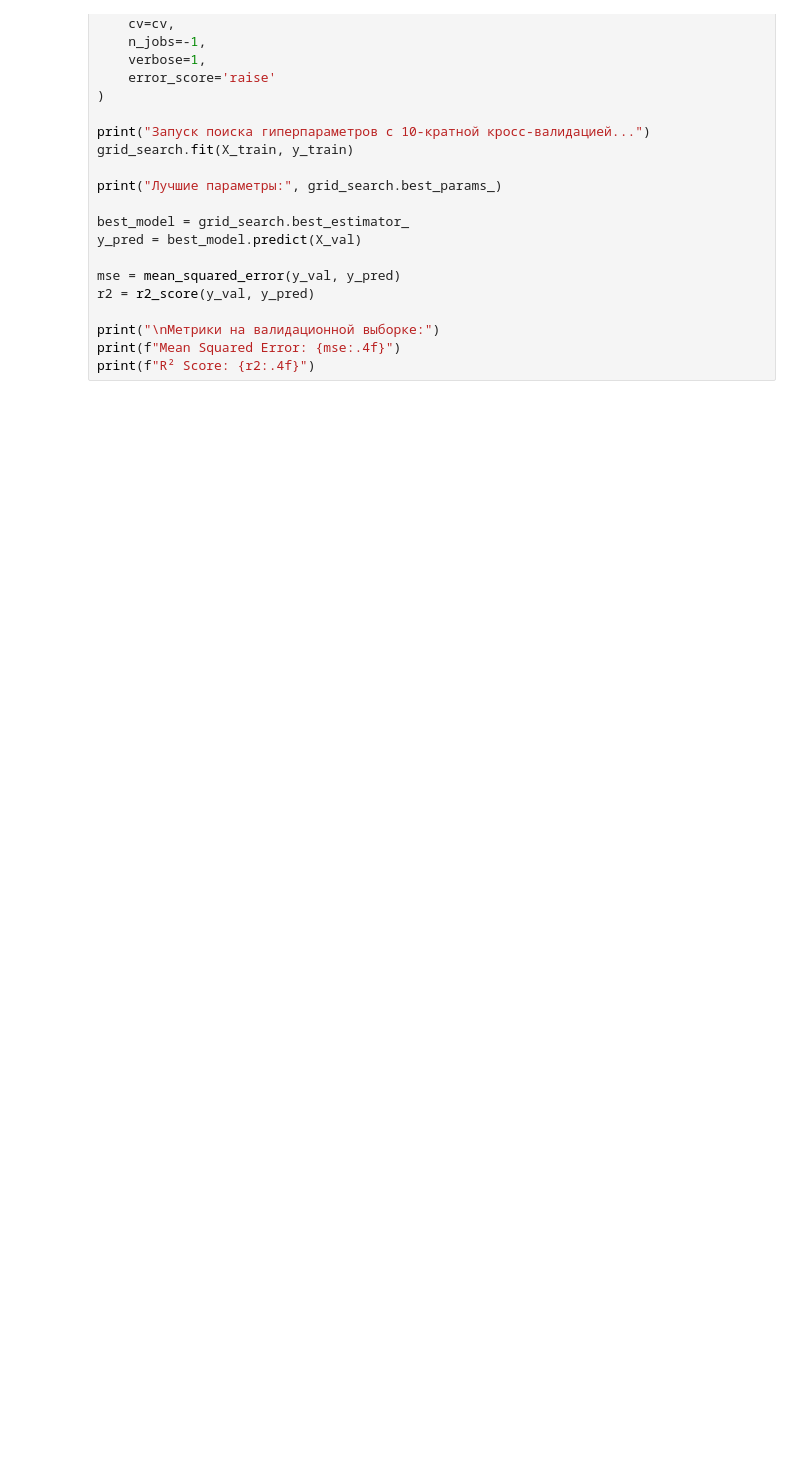
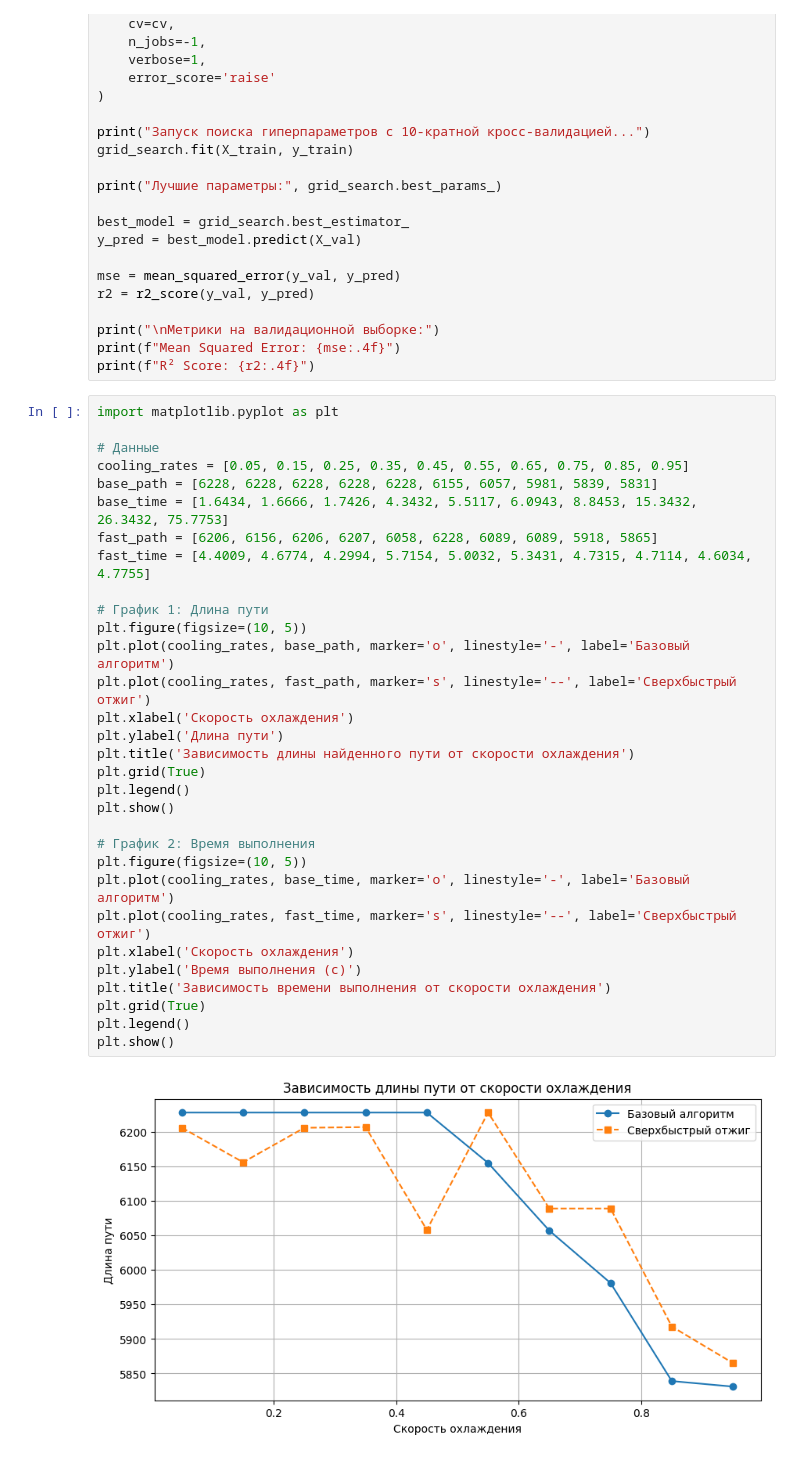
Before and after one commit to MansurYa/4-sem-labs-for-algorithms-and-data-structures, a Jupyter notebook: Lab4/anal.ipynb, the cells around one changed output. Saved outputs shown, nothing was run; the diff lists cells and outputs as text; blank space fills up the shorter version.

```diff
--- a/Lab4/anal.ipynb
+++ b/Lab4/anal.ipynb
@@ -206,3 +206,36 @@ r2 = r2_score(y_val, y_pred)
 print("\nМетрики на валидационной выборке:")
 print(f"Mean Squared Error: {mse:.4f}")
 print(f"R² Score: {r2:.4f}")
+# %%
+import matplotlib.pyplot as plt
+
+# Данные
+cooling_rates = [0.05, 0.15, 0.25, 0.35, 0.45, 0.55, 0.65, 0.75, 0.85, 0.95]
+base_path = [6228, 6228, 6228, 6228, 6228, 6155, 6057, 5981, 5839, 5831]
+base_time = [1.6434, 1.6666, 1.7426, 4.3432, 5.5117, 6.0943, 8.8453, 15.3432, 26.3432, 75.7753]
+fast_path = [6206, 6156, 6206, 6207, 6058, 6228, 6089, 6089, 5918, 5865]
+fast_time = [4.4009, 4.6774, 4.2994, 5.7154, 5.0032, 5.3431, 4.7315, 4.7114, 4.6034, 4.7755]
+
+# График 1: Длина пути
+plt.figure(figsize=(10, 5))
+plt.plot(cooling_rates, base_path, marker='o', linestyle='-', label='Базовый алгоритм')
+plt.plot(cooling_rates, fast_path, marker='s', linestyle='--', label='Сверхбыстрый отжиг')
+plt.xlabel('Скорость охлаждения')
+plt.ylabel('Длина пути')
+plt.title('Зависимость длины найденного пути от скорости охлаждения')
+plt.grid(True)
+plt.legend()
+plt.show()
+
+# График 2: Время выполнения
+plt.figure(figsize=(10, 5))
+plt.plot(cooling_rates, base_time, marker='o', linestyle='-', label='Базовый алгоритм')
+plt.plot(cooling_rates, fast_time, marker='s', linestyle='--', label='Сверхбыстрый отжиг')
+plt.xlabel('Скорость охлаждения')
+plt.ylabel('Время выполнения (с)')
+plt.title('Зависимость времени выполнения от скорости охлаждения')
+plt.grid(True)
+plt.legend()
+plt.show()
+# %% [output]
+[figure, added]
```
Also changed, not shown: parts of 1 cell of this notebook, 12 other files.
